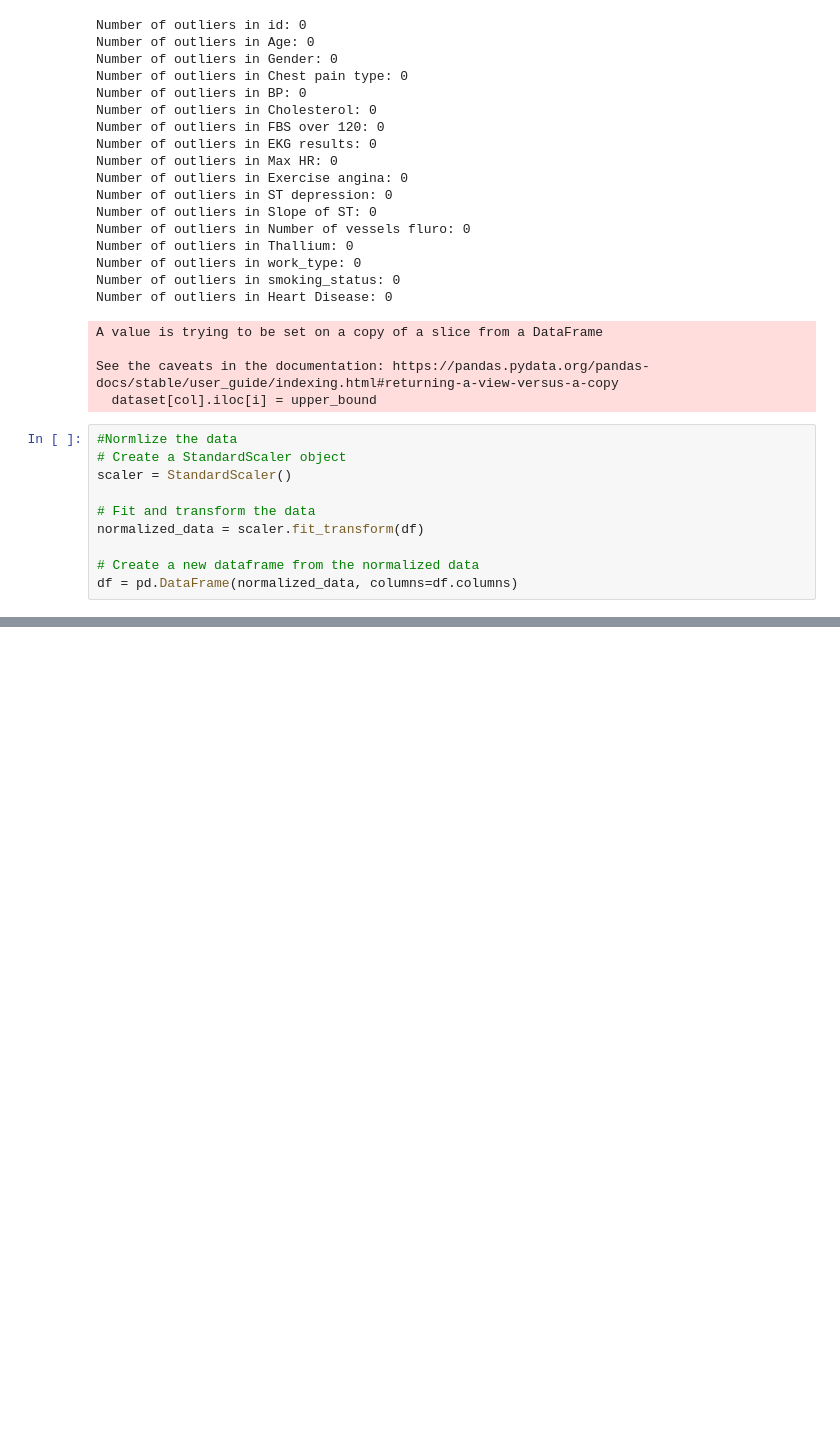
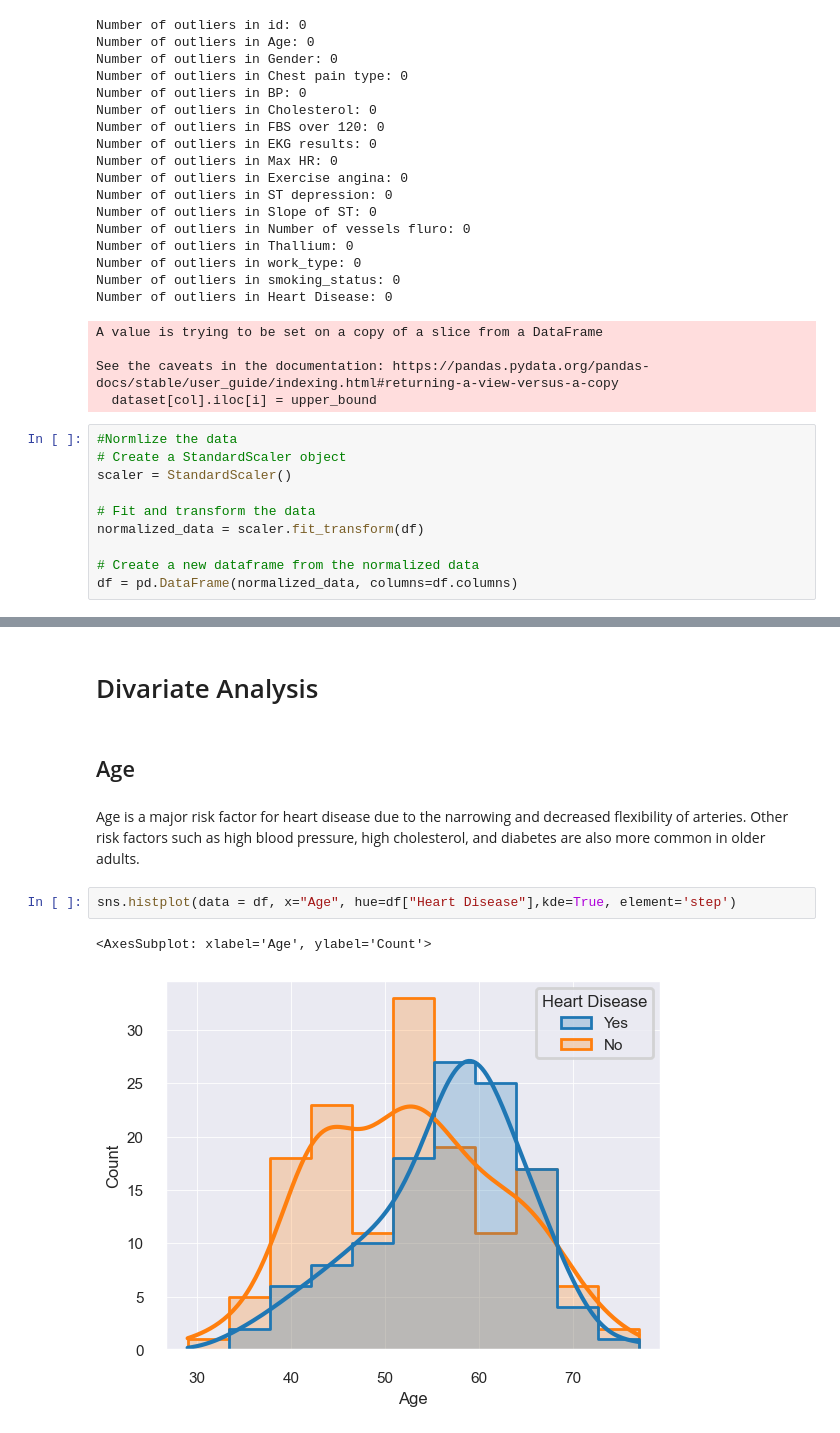
Before and after one commit to Jonathan-Monir/Heart-Disease-Prediction, a Jupyter notebook: Heart_Disease.ipynb, the cells around one changed output, grey strips where cells are left out. Cells and saved outputs as stored; diff of their text form; blank space fills up the shorter version.

```diff
--- a/Heart_Disease.ipynb
+++ b/Heart_Disease.ipynb
@@ -268,0 +395,11 @@ df.head()
+# %% [markdown]
+# Divariate Analysis
+# %% [markdown]
+## Age
+# %% [markdown]
+Age is a major risk factor for heart disease due to the narrowing and decreased flexibility of arteries. Other risk factors such as high blood pressure, high cholesterol, and diabetes are also more common in older adults.
+# %%
+sns.histplot(data = df, x="Age", hue=df["Heart Disease"],kde=True, element='step')
+# %% [output]
+<AxesSubplot: xlabel='Age', ylabel='Count'>
+[figure, added]
```
Also changed, not shown: parts of 55 cells of this notebook.
